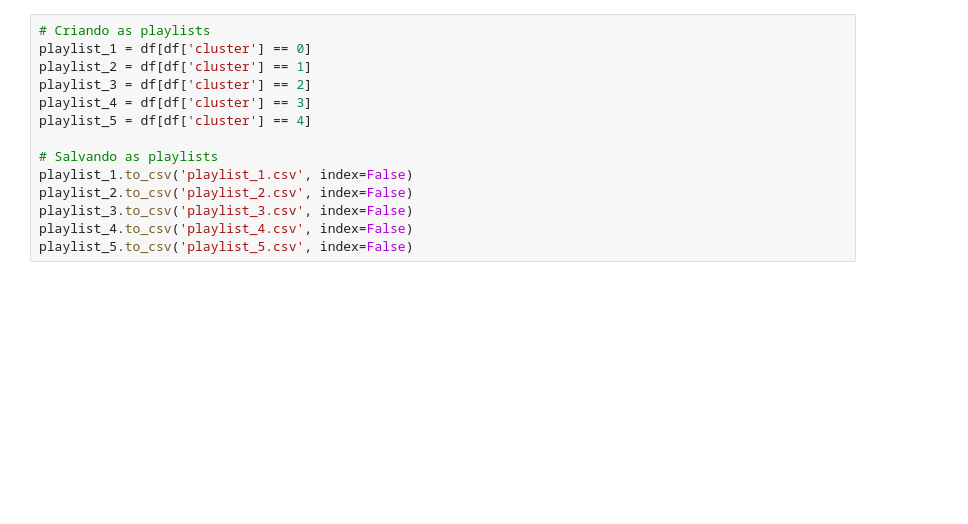
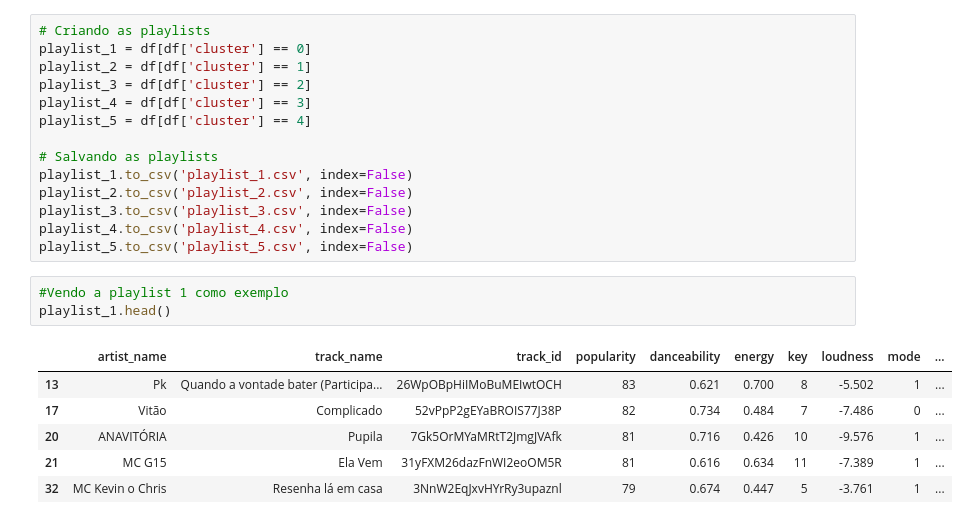
Before and after one commit to estevaosmith/Portifolio, a Jupyter notebook: PROJETO_Clusters_para_criar_playlists.ipynb, the cells around one changed output. Drawn from its saved outputs; the diff is of its cells as text; blank space fills up the shorter version.

```diff
--- a/PROJETO_Clusters_para_criar_playlists.ipynb
+++ b/PROJETO_Clusters_para_criar_playlists.ipynb
@@ -209,3 +209,13 @@ playlist_2.to_csv('playlist_2.csv', index=False)
 playlist_3.to_csv('playlist_3.csv', index=False)
 playlist_4.to_csv('playlist_4.csv', index=False)
 playlist_5.to_csv('playlist_5.csv', index=False)
+# %%
+#Vendo a playlist 1 como exemplo
+playlist_1.head()
+# %% [output]
+|  | artist_name | track_name | track_id | popularity | danceability | energy | key | loudness | mode | ... |
+| 13 | Pk | Quando a vontade bater (Participa... | 26WpOBpHiIMoBuMEIwtOCH | 83 | 0.621 | 0.700 | 8 | -5.502 | 1 | ... |
+| 17 | Vitão | Complicado | 52vPpP2gEYaBROIS77J38P | 82 | 0.734 | 0.484 | 7 | -7.486 | 0 | ... |
+| 20 | ANAVITÓRIA | Pupila | 7Gk5OrMYaMRtT2JmgJVAfk | 81 | 0.716 | 0.426 | 10 | -9.576 | 1 | ... |
+| 21 | MC G15 | Ela Vem | 31yFXM26dazFnWI2eoOM5R | 81 | 0.616 | 0.634 | 11 | -7.389 | 1 | ... |
+| 32 | MC Kevin o Chris | Resenha lá em casa | 3NnW2EqJxvHYrRy3upaznl | 79 | 0.674 | 0.447 | 5 | -3.761 | 1 | ... |
```
